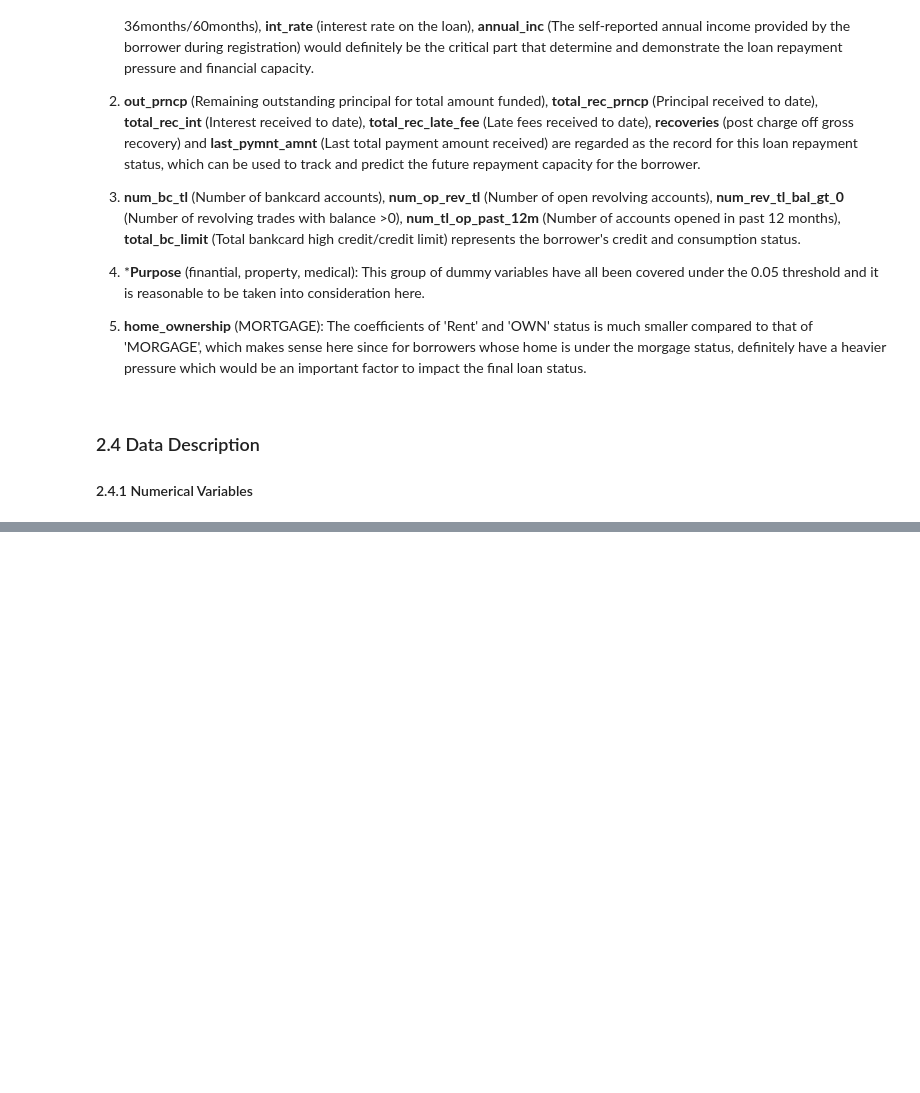
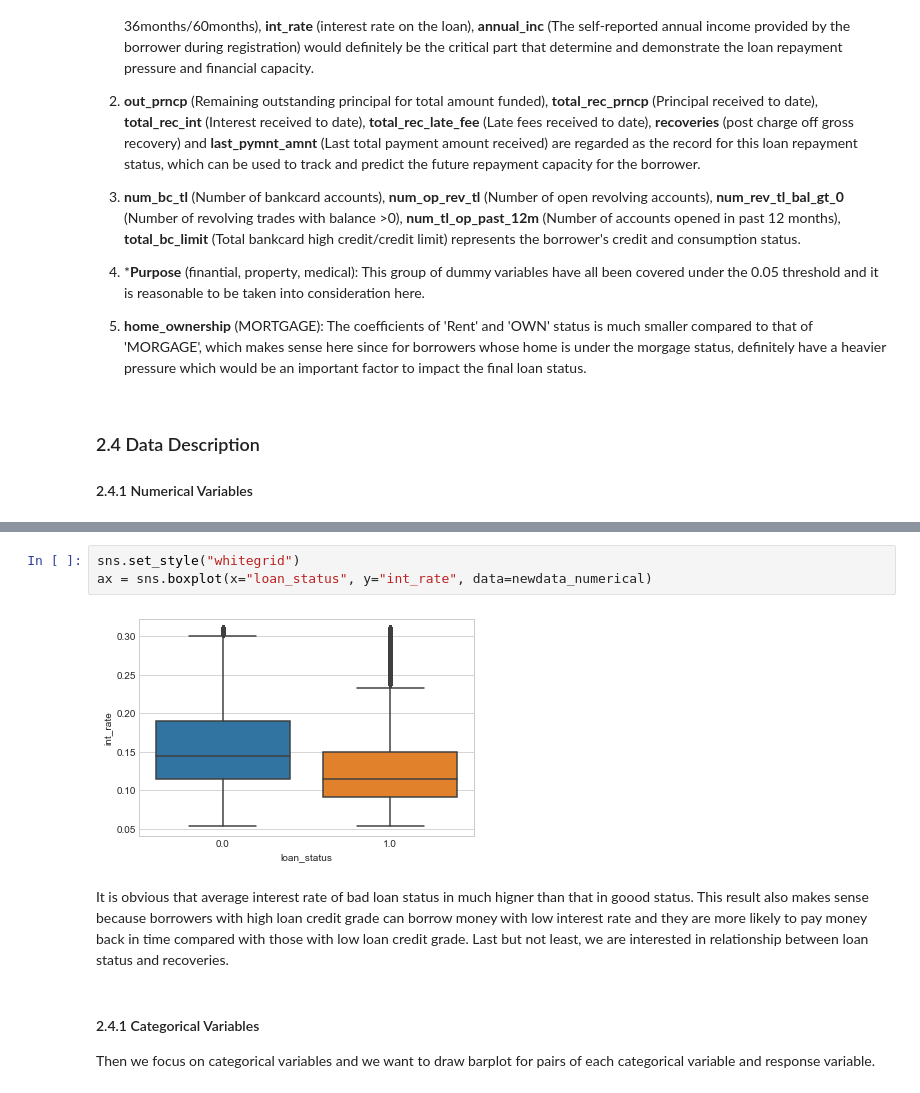
Before and after one commit to yuydu/STA-208-project, a Jupyter notebook: Variable Selection and Data description.ipynb, the cells around one changed output, grey strips where cells are left out. Cells and saved outputs as stored; diff of their text form; blank space fills up the shorter version.

```diff
--- a/Variable Selection and Data description.ipynb
+++ b/Variable Selection and Data description.ipynb
@@ -632,0 +599,12 @@ array([ 0.41728253,  0.22312659,  0.25035068, -0.13057753,  0.15544497,
+# %%
+sns.set_style("whitegrid")
+ax = sns.boxplot(x="loan_status", y="int_rate", data=newdata_numerical)
+# %% [output]
+[figure, added]
+# %% [markdown]
+It is obvious that average interest rate of bad loan status in much higner than that in goood status. This result also makes sense because borrowers with high loan credit grade can borrow money with low interest rate and they are more likely to pay money back in time compared with those with low loan credit grade.
+Last but not least, we are interested in relationship between loan status and recoveries.
+# %% [markdown]
+#### 2.4.1 Categorical Variables
+
+Then we focus on categorical variables and we want to draw barplot for pairs of each categorical variable and response variable.
```
Also changed, not shown: parts of 45 cells of this notebook.
